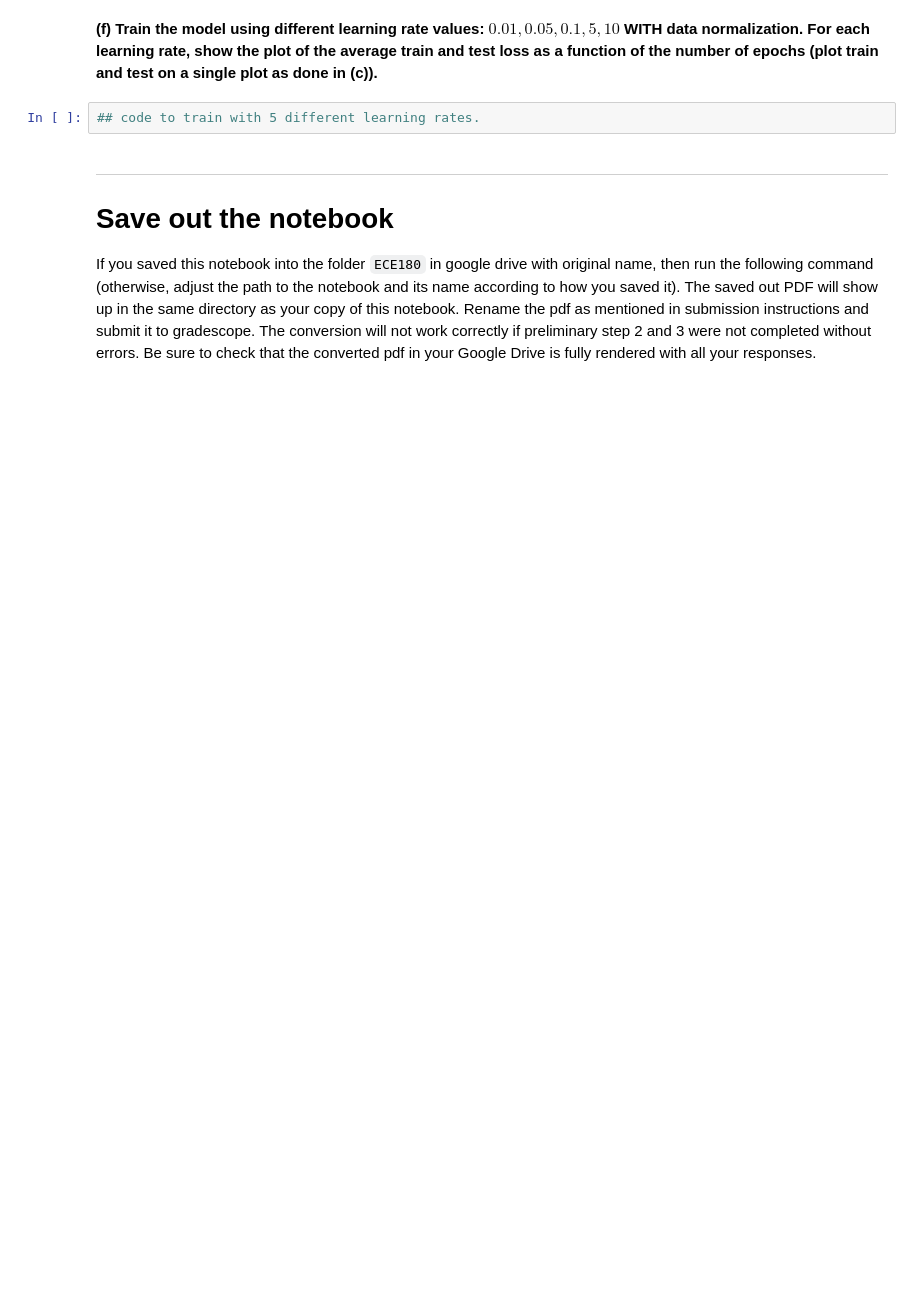
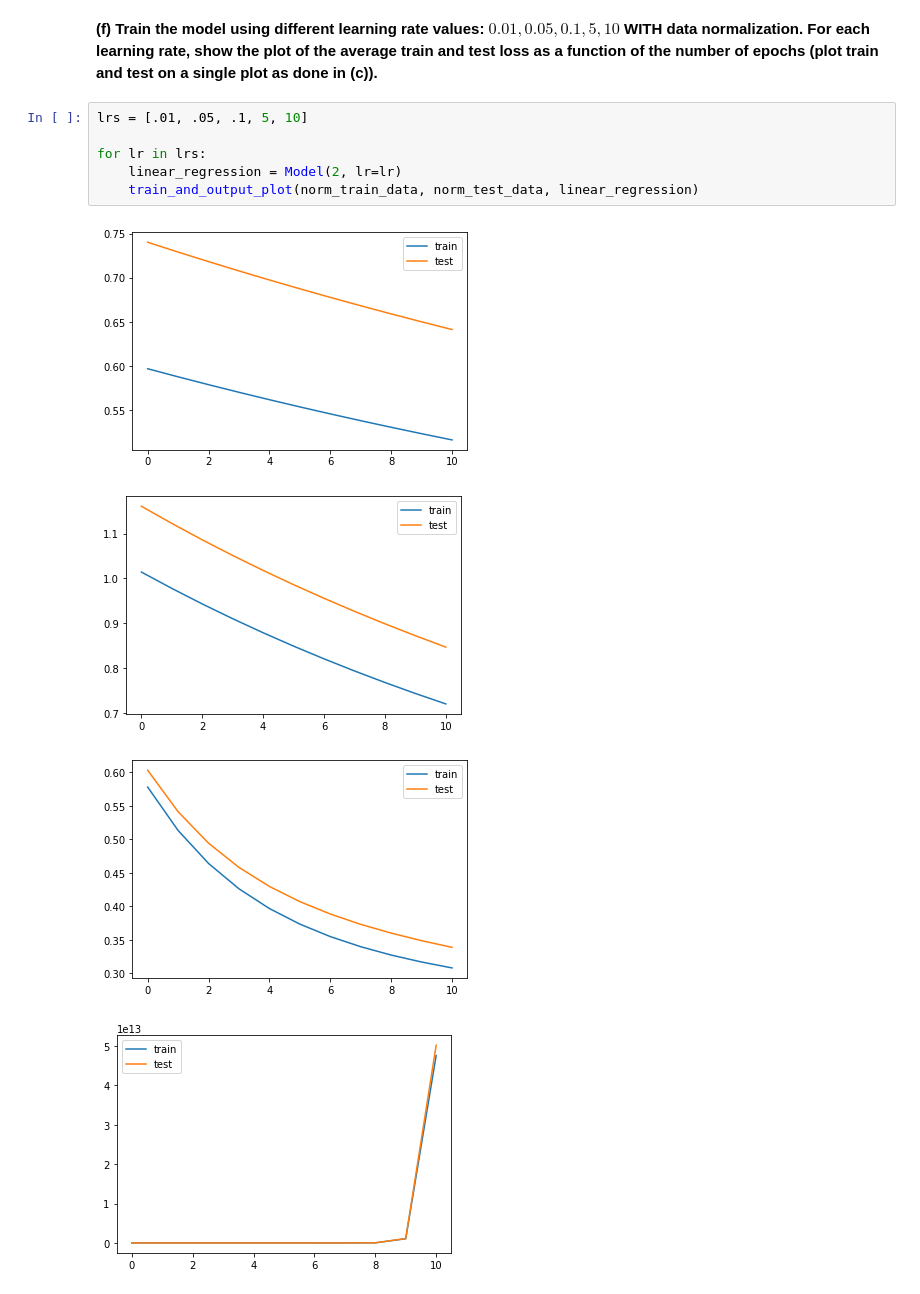
Before and after one commit to ezhang7423/ece180, a Jupyter notebook: hw3/hw3.ipynb, the cells around one changed output. Drawn from its saved outputs; the diff is of its cells as text; blank space fills up the shorter version.

```diff
--- a/hw3/hw3.ipynb
+++ b/hw3/hw3.ipynb
@@ -65,8 +173,13 @@ Respond to each of the questionS (a) through (f) below.
 # %% [markdown]
 **(f) Train the model using different learning rate values: $0.01,0.05,0.1,5,10$ WITH data normalization. For each learning rate, show the plot of the average train and test loss as a function of the number of epochs (plot train and test on a single plot as done in (c)).**
-# %%
-## code to train with 5 different learning rates.
-# %% [markdown]
----
-# Save out the notebook
-If you saved this notebook into the folder `ECE180` in google drive with original name, then run the following command (otherwise, adjust the path to the notebook and its name according to how you saved it). The saved out PDF will show up in the same directory as your copy of this notebook. Rename the pdf as mentioned in submission instructions and submit it to gradescope. The conversion will not work correctly if preliminary step 2 and 3 were not completed without errors. Be sure to check that the converted pdf in your Google Drive is fully rendered with all your responses.
+# %%
+lrs = [.01, .05, .1, 5, 10]
+
+for lr in lrs:
+    linear_regression = Model(2, lr=lr)
+    train_and_output_plot(norm_train_data, norm_test_data, linear_regression)
+# %% [output]
+[figure, added]
+[figure, added]
+[figure, added]
+[figure, added]
```
Also changed, not shown: parts of 9 cells of this notebook, 2 other files.
